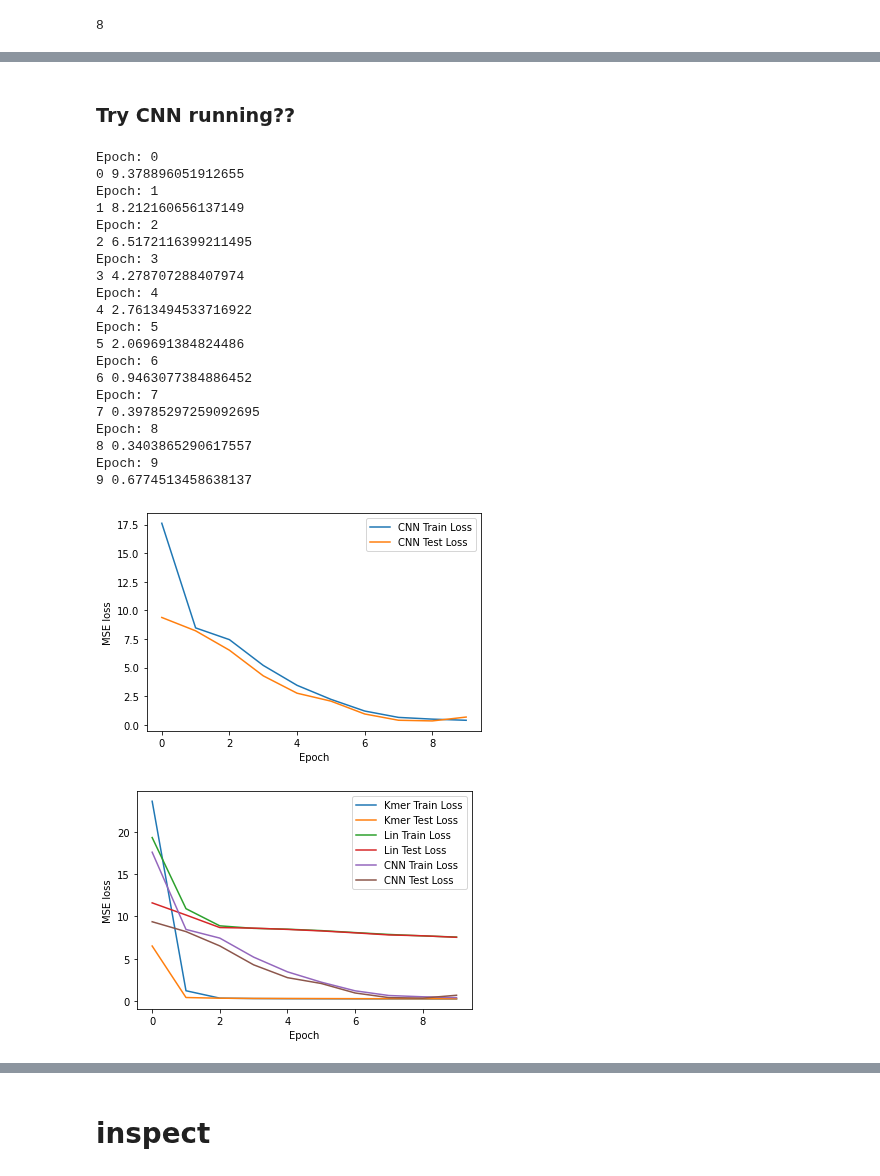
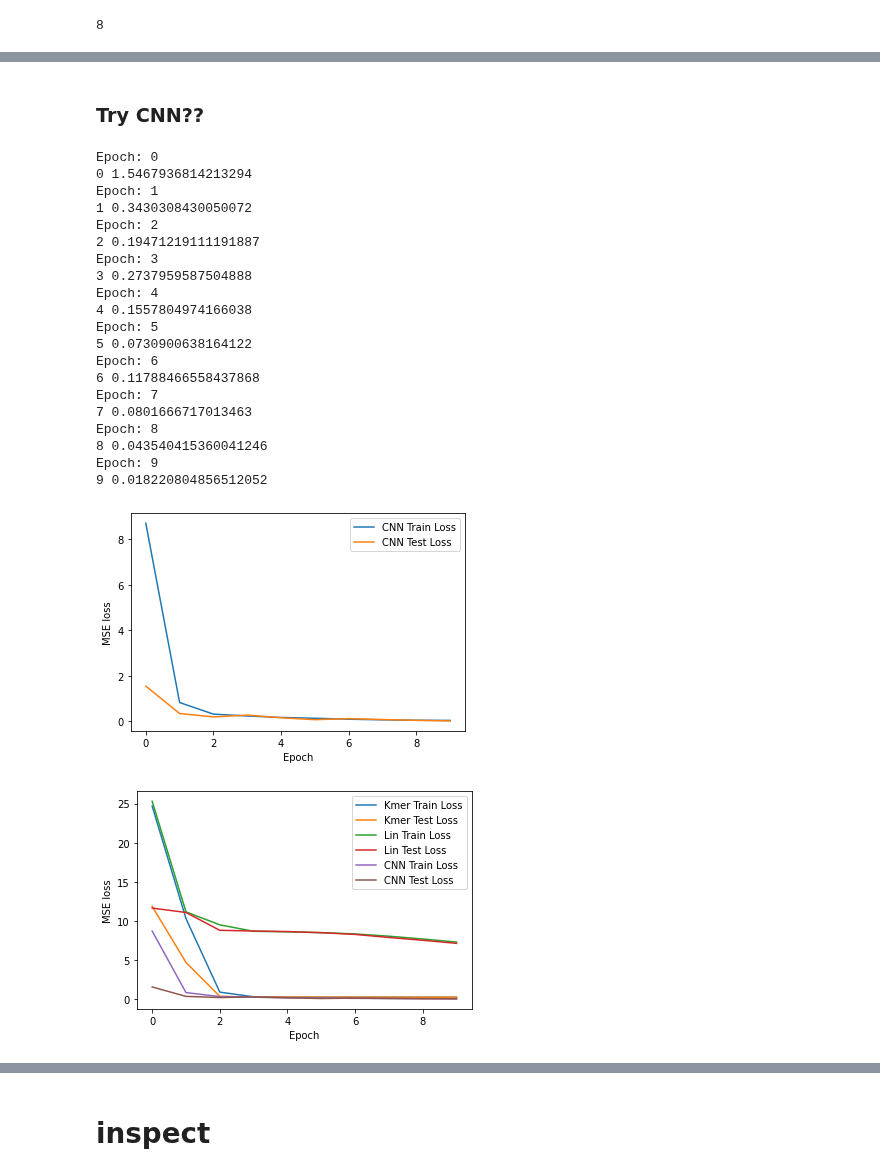
Before and after one commit to erinhwilson/deep-5g-sandbox, a Jupyter notebook: full_synthetic_data_analysis_multitask.ipynb, the cells around one changed output, grey strips where cells are left out. Drawn from its saved outputs; the diff is of its cells as text; code cells hidden in the pictures.

```diff
--- a/full_synthetic_data_analysis_multitask.ipynb
+++ b/full_synthetic_data_analysis_multitask.ipynb
@@ -692,5 +732,5 @@ TGCGTATT [13.689289093017578, 13.56665325164795, 13.715435981750488]
 # %% [markdown]
-### Try CNN running??
+### Try CNN??
 # %%
 class DNA_CNN_Multi(nn.Module):
     def __init__(self,
@@ -733,40 +773,40 @@ class DNA_CNN_Multi(nn.Module):
 # %%
 seq_len = len(train_df['seq'][0])
 multi_cnn_model = DNA_CNN_Multi(seq_len)
 
 loss_func = torch.nn.MSELoss()
-optimizer = torch.optim.SGD(multi_cnn_model.parameters(), lr=0.001)
+optimizer = torch.optim.SGD(multi_cnn_model.parameters(), lr=0.01)
 
 epochs = 10
 train_dl,test_dl = dls['multi_ohe']
 train_losses_cnn, val_losses_cnn = fit(epochs, multi_cnn_model, loss_func, optimizer, train_dl, test_dl)
 
 multi_cnn_data_label = list(zip([train_losses_cnn,val_losses_cnn], ['CNN Train Loss','CNN Test Loss']))
 u.quick_loss_plot(multi_cnn_data_label)
 # %% [output]
 Epoch: 0
-0 9.378896051912655
+0 1.5467936814213294
 Epoch: 1
-1 8.212160656137149
+1 0.3430308430050072
 Epoch: 2
-2 6.5172116399211495
+2 0.19471219111191887
 Epoch: 3
-3 4.278707288407974
+3 0.2737959587504888
 Epoch: 4
-4 2.7613494533716922
+4 0.1557804974166038
 Epoch: 5
-5 2.069691384824486
+5 0.0730900638164122
 Epoch: 6
-6 0.9463077384886452
+6 0.11788466558437868
 Epoch: 7
-7 0.39785297259092695
+7 0.0801666717013463
 Epoch: 8
-8 0.3403865290617557
+8 0.043540415360041246
 Epoch: 9
-9 0.6774513458638137
+9 0.018220804856512052
-[figure, old version]
+[figure, new version]
 # %%
 u.quick_loss_plot(kmer_lin_data_label + multi_lin_data_label + multi_cnn_data_label)
 # %% [output]
-[figure, old version]
+[figure, new version]
 # %%
```
Also changed, not shown: parts of 21 cells of this notebook, 2 other files.
